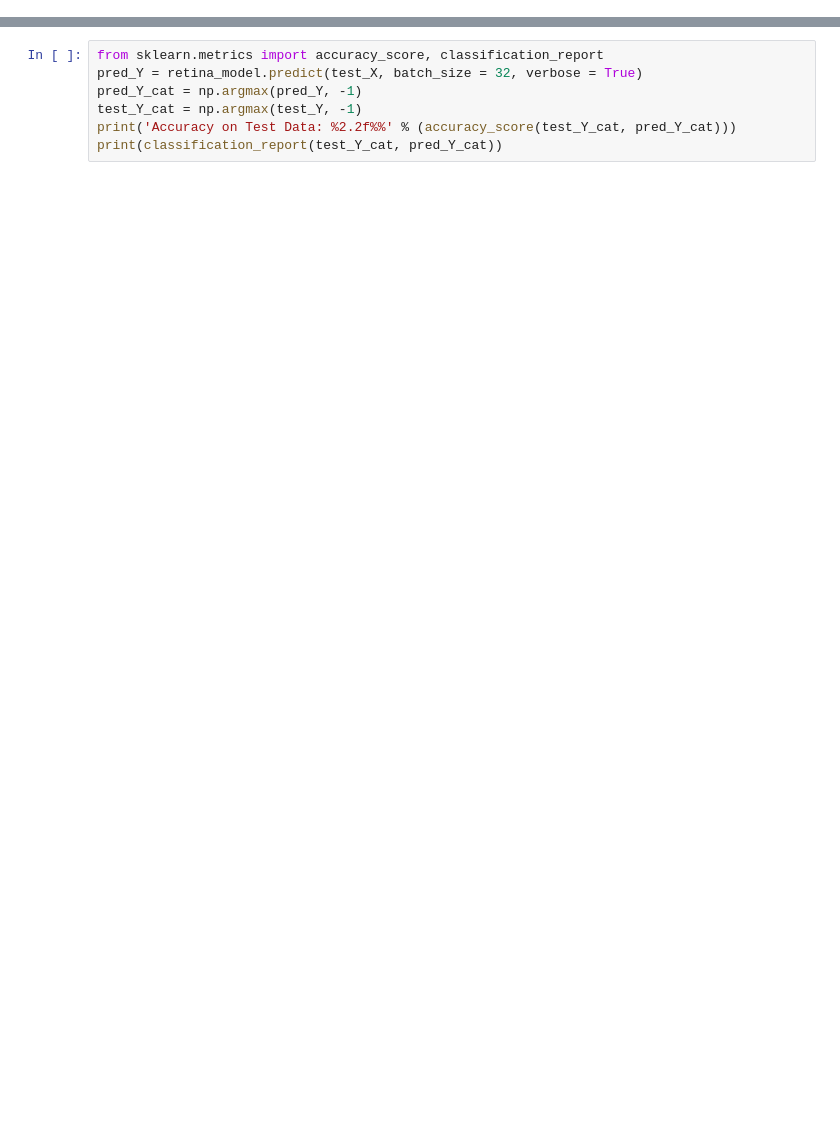
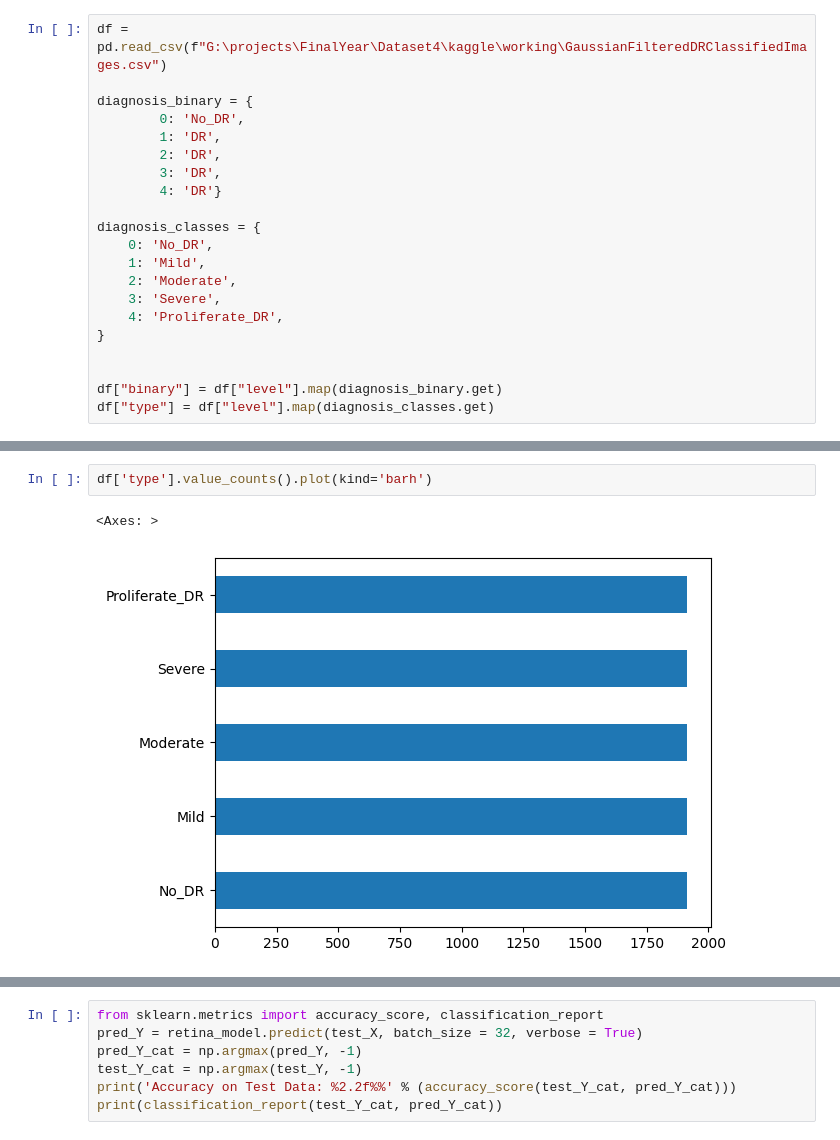
Before and after one commit to SathvikKS/DiabeticRetinopathyDetection, a Jupyter notebook: train.ipynb, the cells around one changed output, grey strips where cells are left out. Saved outputs shown, nothing was run; the diff lists cells and outputs as text; blank space fills up the shorter version.

Commit message:
new cnn model using gaussian filtered dataset

```diff
--- a/train.ipynb
+++ b/train.ipynb
@@ -373,0 +21,21 @@ Please use `tqdm.notebook.tqdm` instead of `tqdm.tqdm_notebook`
+# %%
+df = pd.read_csv(f"G:\projects\FinalYear\Dataset4\kaggle\working\GaussianFilteredDRClassifiedImages.csv")
+
+diagnosis_binary = {
+        0: 'No_DR',
+        1: 'DR',
+        2: 'DR',
+        3: 'DR',
+        4: 'DR'}
+
+diagnosis_classes = {
+    0: 'No_DR',
+    1: 'Mild',
+    2: 'Moderate',
+    3: 'Severe',
+    4: 'Proliferate_DR',
+}
+
+
+df["binary"] = df["level"].map(diagnosis_binary.get)
+df["type"] = df["level"].map(diagnosis_classes.get)
@@ -373,0 +53,5 @@ Please use `tqdm.notebook.tqdm` instead of `tqdm.tqdm_notebook`
+# %%
+df['type'].value_counts().plot(kind='barh')
+# %% [output]
+<Axes: >
+[figure, added]
```
Also changed, not shown: parts of 59 cells of this notebook.
